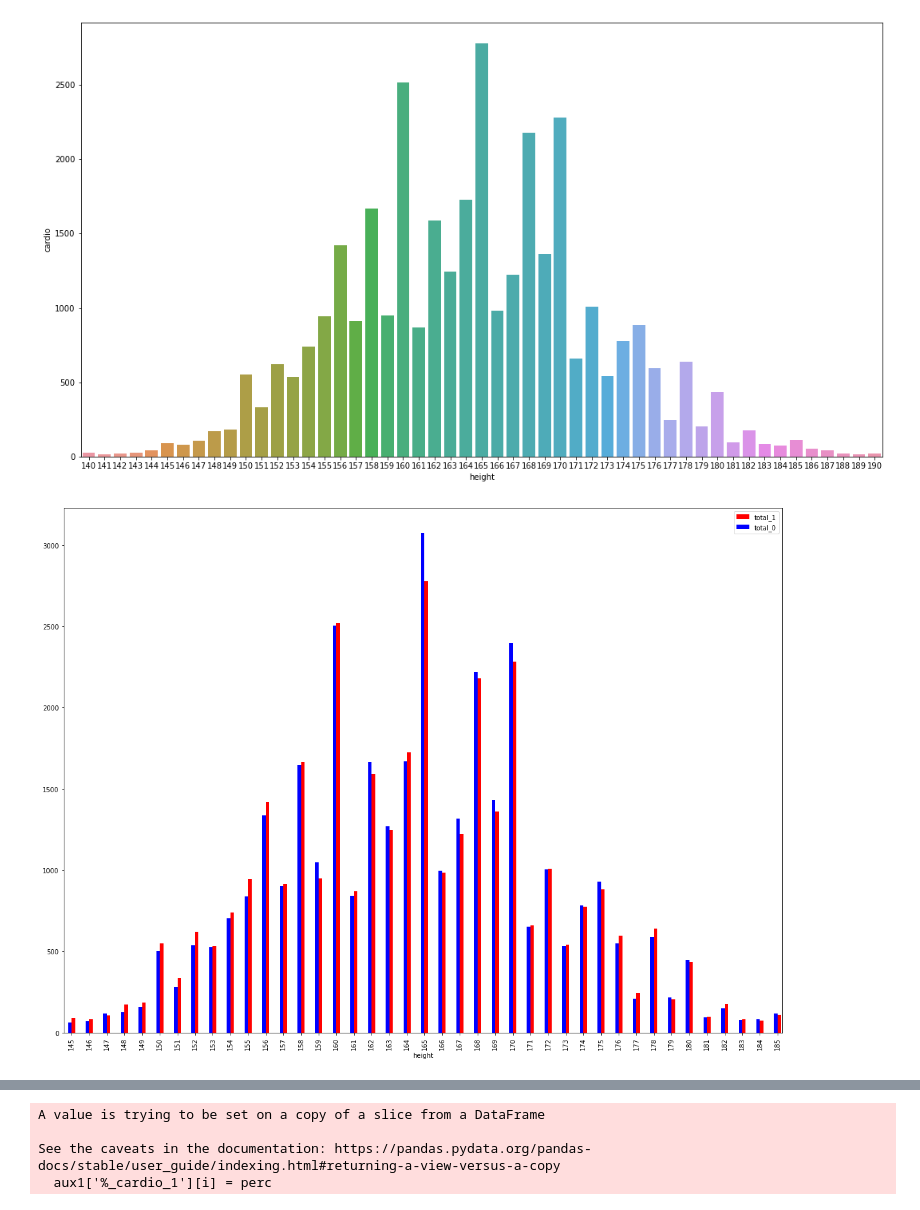
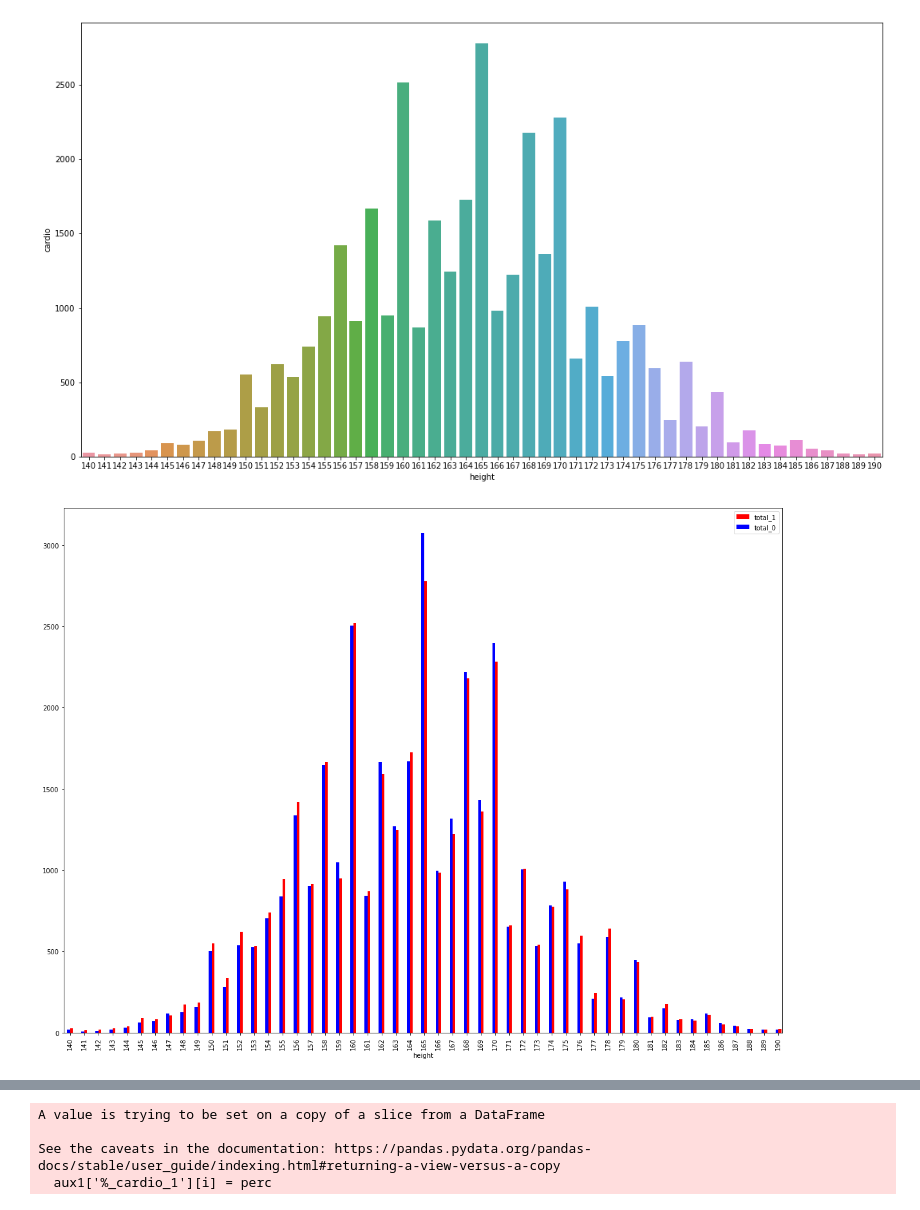
Before and after one commit to HenriqueCR1291/cardio_catch_diseases, a Jupyter notebook: m01_cardio_catch_diseases.ipynb, the cells around one changed output, grey strips where cells are left out. Drawn from its saved outputs; the diff is of its cells as text; code cells hidden in the pictures.

```diff
--- a/m01_cardio_catch_diseases.ipynb
+++ b/m01_cardio_catch_diseases.ipynb
@@ -380,25 +380,25 @@ sns.barplot(x='height', y='cardio', ax=ax, data=aux1)
 <AxesSubplot:xlabel='height', ylabel='cardio'>
 [figure]
 # %%
-aux1 = df3[(df3['cardio'] >= 1) & (df3['height'] >= 145) & (df3['height'] <= 185)]
+aux1 = df3[(df3['cardio'] >= 1) & (df3['height'] >= 140) & (df3['height'] <= 190)]
 aux1 = aux1[['height', 'cardio']].groupby('height').size().reset_index().rename(columns={0:'total_1'})
 aux1
 
-aux2 = df3[(df3['cardio'] <= 0) & (df3['height'] >= 145) & (df3['height'] <= 185)]
+aux2 = df3[(df3['cardio'] <= 0) & (df3['height'] >= 140) & (df3['height'] <= 190)]
 aux2 = aux2[['height', 'cardio']].groupby('height').size().reset_index().rename(columns={0:'total_0'})
 aux2
 
 fig = plt.figure(figsize=(20,15))
 
 ax = fig.add_subplot(111) # Create matplotlib axes
 #ax2 = ax.twinx()
 
 width = 0.2
 
 #aux1.set_index(['cardio','bmi']).plot.bar(figsize=(20,10))
 aux1.plot(x='height', y='total_1', kind='bar', color='red', ax=ax, width=width, position=0)
 aux2.plot(x='height', y='total_0', kind='bar', color='blue', ax=ax, width=width, position=1)
 plt.show()
 # %% [output]
-[figure, old version]
+[figure, new version]
 # %%
```
Also changed, not shown: parts of 21 cells of this notebook.
